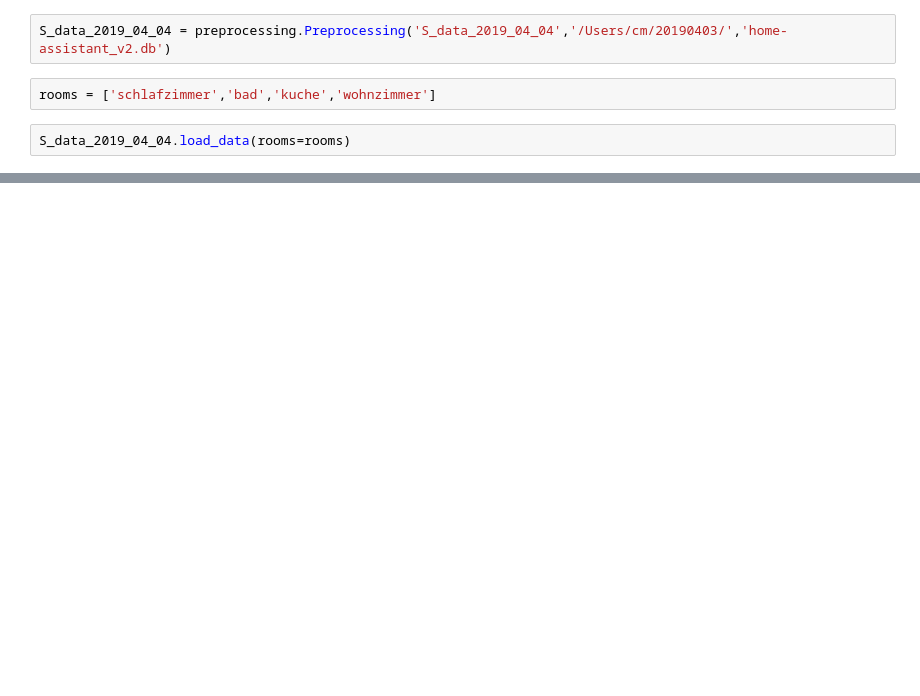
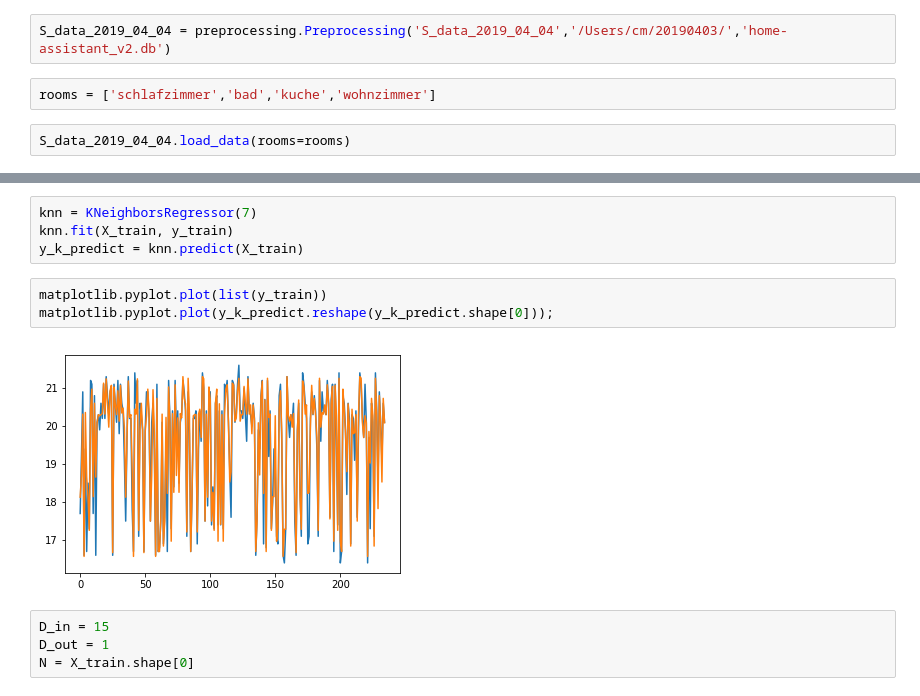
Before and after one commit to CMootz/week_program, a Jupyter notebook: Notebooks/preprocess.ipynb, the cells around one changed output, grey strips where cells are left out. Cells and saved outputs as stored; diff of their text form; blank space fills up the shorter version.

```diff
--- a/Notebooks/preprocess.ipynb
+++ b/Notebooks/preprocess.ipynb
@@ -33,0 +177,13 @@ S_data_2019_04_04.get('train_raw_climatewohnzimmer').head()
+# %%
+knn = KNeighborsRegressor(7)
+knn.fit(X_train, y_train)
+y_k_predict = knn.predict(X_train)
+# %%
+matplotlib.pyplot.plot(list(y_train))
+matplotlib.pyplot.plot(y_k_predict.reshape(y_k_predict.shape[0]));
+# %% [output]
+[figure, added]
+# %%
+D_in = 15
+D_out = 1
+N = X_train.shape[0]
```
Also changed, not shown: parts of 38 cells of this notebook, 2 other files.
